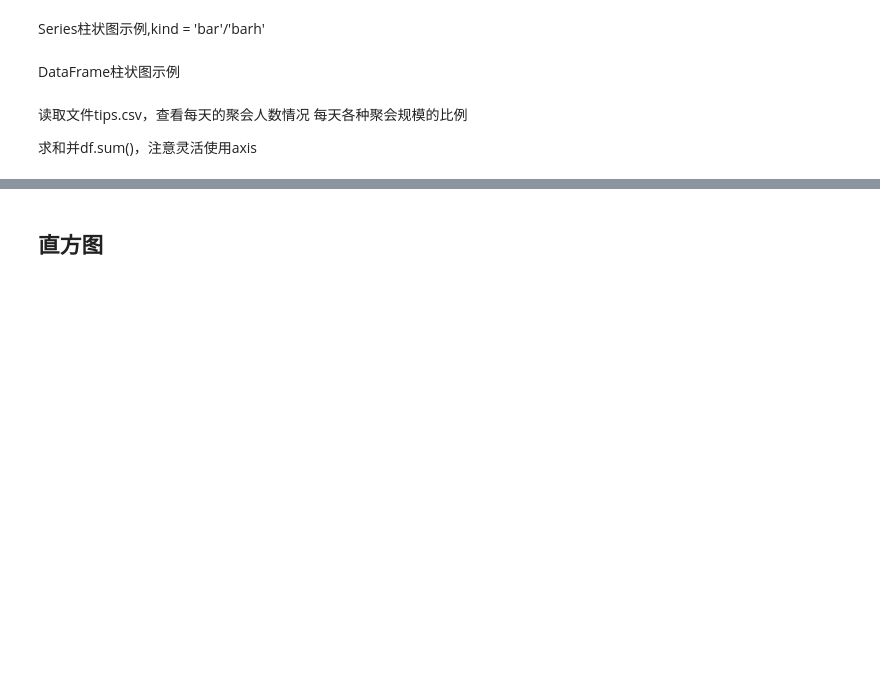
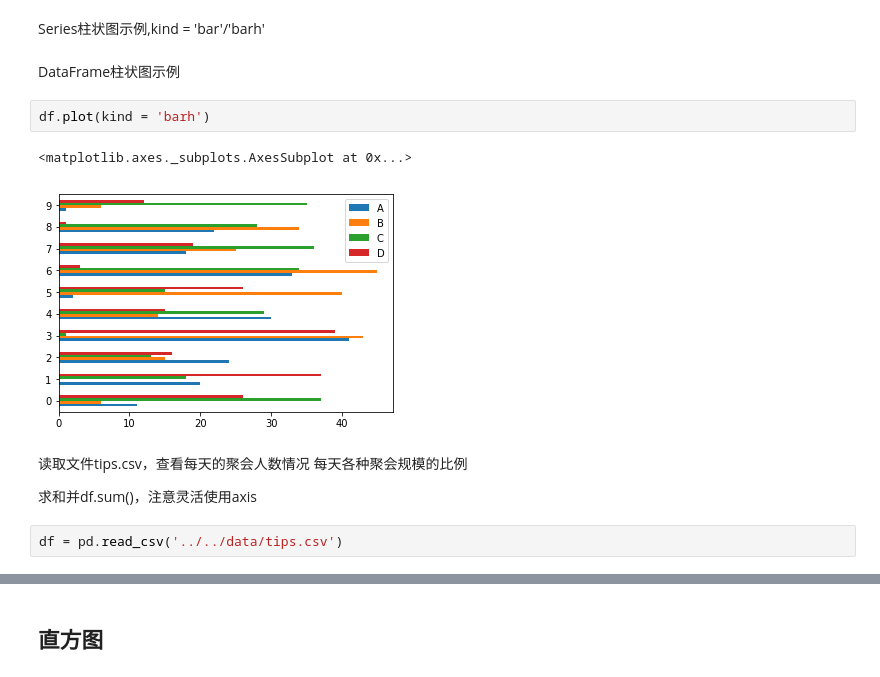
Before and after one commit to rottengeek/data_analysis, a Jupyter notebook: 11-pandas中的绘图函数.ipynb, the cells around one changed output, grey strips where cells are left out. Cells and saved outputs as stored; diff of their text form; blank space fills up the shorter version.

```diff
--- a/11-pandas中的绘图函数.ipynb
+++ b/11-pandas中的绘图函数.ipynb
@@ -12,8 +33,15 @@ Series和DataFrame都有一个用于生成各类图表的plot方法。默认情
 Series柱状图示例,kind = 'bar'/'barh'
 # %% [markdown]
 DataFrame柱状图示例
+# %%
+df.plot(kind = 'barh')
+# %% [output]
+<matplotlib.axes._subplots.AxesSubplot at 0x...>
+[figure, added]
 # %% [markdown]
 读取文件tips.csv，查看每天的聚会人数情况
 每天各种聚会规模的比例
 
 求和并df.sum()，注意灵活使用axis
+# %%
+df = pd.read_csv('../../data/tips.csv')
```
Also changed, not shown: parts of 15 cells of this notebook, 1 other file.
